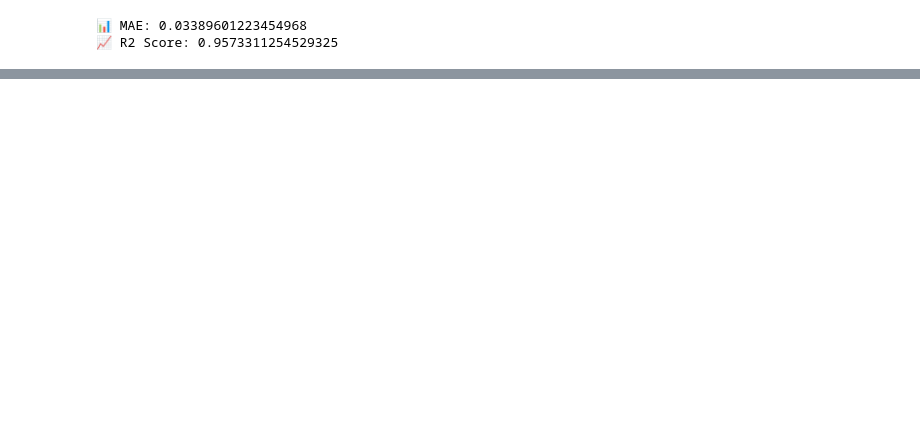
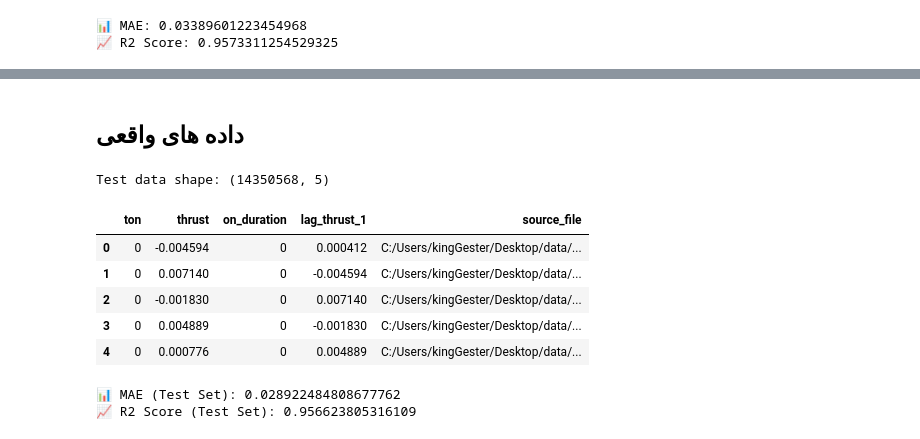
Before and after one commit to KingGester/spacecraft-thruster-prediction, a Jupyter notebook: notebooks/01_metadata_exploration.ipynb, the cells around one changed output, grey strips where cells are left out. Drawn from its saved outputs; the diff is of its cells as text; code cells hidden in the pictures; blank space fills up the shorter version.

```diff
--- a/notebooks/01_metadata_exploration.ipynb
+++ b/notebooks/01_metadata_exploration.ipynb
@@ -199,0 +214,41 @@ print("📈 R2 Score:", r2_score(y_val, y_pred))
+# %% [markdown]
+## داده های واقعی
+# %%
+test_data = meta[(meta['sn'] >= 13) & (meta['sn'] <= 14)]
+
+
+all_test_frames = []
+
+for idx, row in test_data.iterrows():
+    file_path = row['full_path']
+    df = process_test_file(file_path, target_column='thrust')
+    if df is not None:
+        all_test_frames.append(df)
+
+df_test = pd.concat(all_test_frames, ignore_index=True)
+print("Test data shape:", df_test.shape)
+df_test.head()
+# %% [output]
+Test data shape: (14350568, 5)
+|  | ton | thrust | on_duration | lag_thrust_1 | source_file |
+| 0 | 0 | -0.004594 | 0 | 0.000412 | C:/Users/kingGester/Desktop/data/... |
+| 1 | 0 | 0.007140 | 0 | -0.004594 | C:/Users/kingGester/Desktop/data/... |
+| 2 | 0 | -0.001830 | 0 | 0.007140 | C:/Users/kingGester/Desktop/data/... |
+| 3 | 0 | 0.004889 | 0 | -0.001830 | C:/Users/kingGester/Desktop/data/... |
+| 4 | 0 | 0.000776 | 0 | 0.004889 | C:/Users/kingGester/Desktop/data/... |
+# %%
+# آماده‌سازی ویژگی‌ها
+X_test = df_test[['ton', 'on_duration', 'lag_thrust_1']]
+y_test = df_test['thrust']
+
+# پیش‌بینی
+y_test_pred = model.predict(X_test)
+
+# ارزیابی
+from sklearn.metrics import mean_absolute_error, r2_score
+
+print("📊 MAE (Test Set):", mean_absolute_error(y_test, y_test_pred))
+print("📈 R2 Score (Test Set):", r2_score(y_test, y_test_pred))
+# %% [output]
+📊 MAE (Test Set): 0.028922484808677762
+📈 R2 Score (Test Set): 0.956623805316109
```
Also changed, not shown: parts of 6 cells of this notebook.
